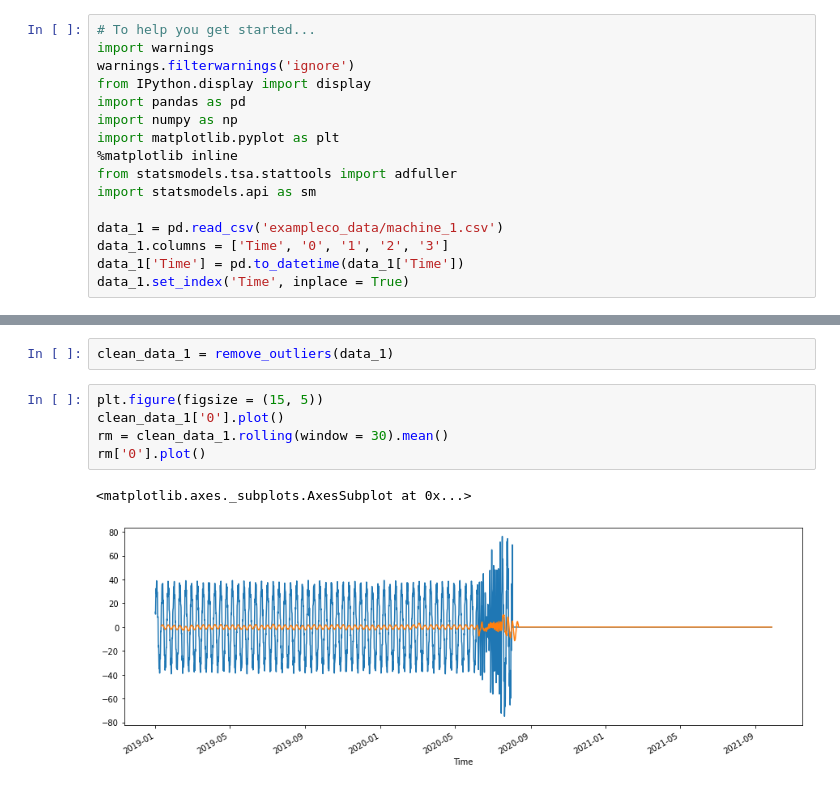
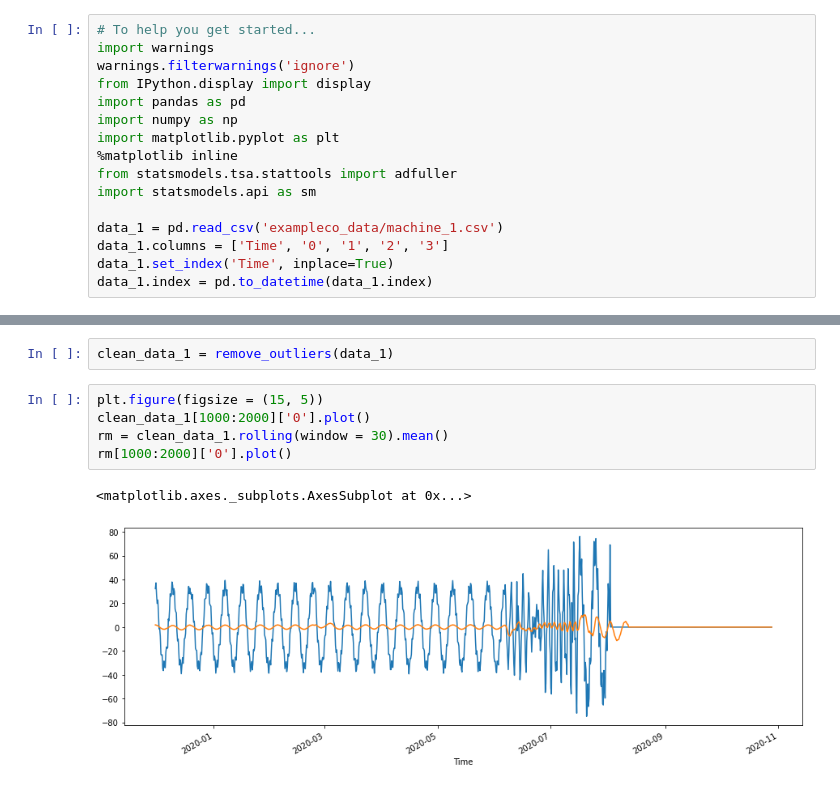
Before and after one commit to abhilampard/Time-Series-Fault-Prediction, a Jupyter notebook: Abhishek Patil - DS Challenge.ipynb, the cells around one changed output, grey strips where cells are left out. Saved outputs shown, nothing was run; the diff lists cells and outputs as text.

```diff
--- a/Abhishek Patil - DS Challenge.ipynb
+++ b/Abhishek Patil - DS Challenge.ipynb
@@ -12,8 +12,8 @@ import statsmodels.api as sm
 
 data_1 = pd.read_csv('exampleco_data/machine_1.csv')
 data_1.columns = ['Time', '0', '1', '2', '3']
-data_1['Time'] = pd.to_datetime(data_1['Time'])
-data_1.set_index('Time', inplace = True)
+data_1.set_index('Time', inplace=True)
+data_1.index = pd.to_datetime(data_1.index)
 # %%
 data_1.head(30)
 # %% [output]
@@ -69,12 +69,12 @@ def remove_outliers(df):
 clean_data_1 = remove_outliers(data_1)
 # %%
 plt.figure(figsize = (15, 5))
-clean_data_1['0'].plot()
+clean_data_1[1000:2000]['0'].plot()
 rm = clean_data_1.rolling(window = 30).mean()
-rm['0'].plot()
+rm[1000:2000]['0'].plot()
 # %% [output]
 <matplotlib.axes._subplots.AxesSubplot at 0x...>
-[figure, old version]
+[figure, new version]
 # %%
 # Scale to a positive range
 rm['0'] = rm['0'] + abs(min(rm[30:]['0'])) + 1
```
Also changed, not shown: parts of 2 cells of this notebook.
